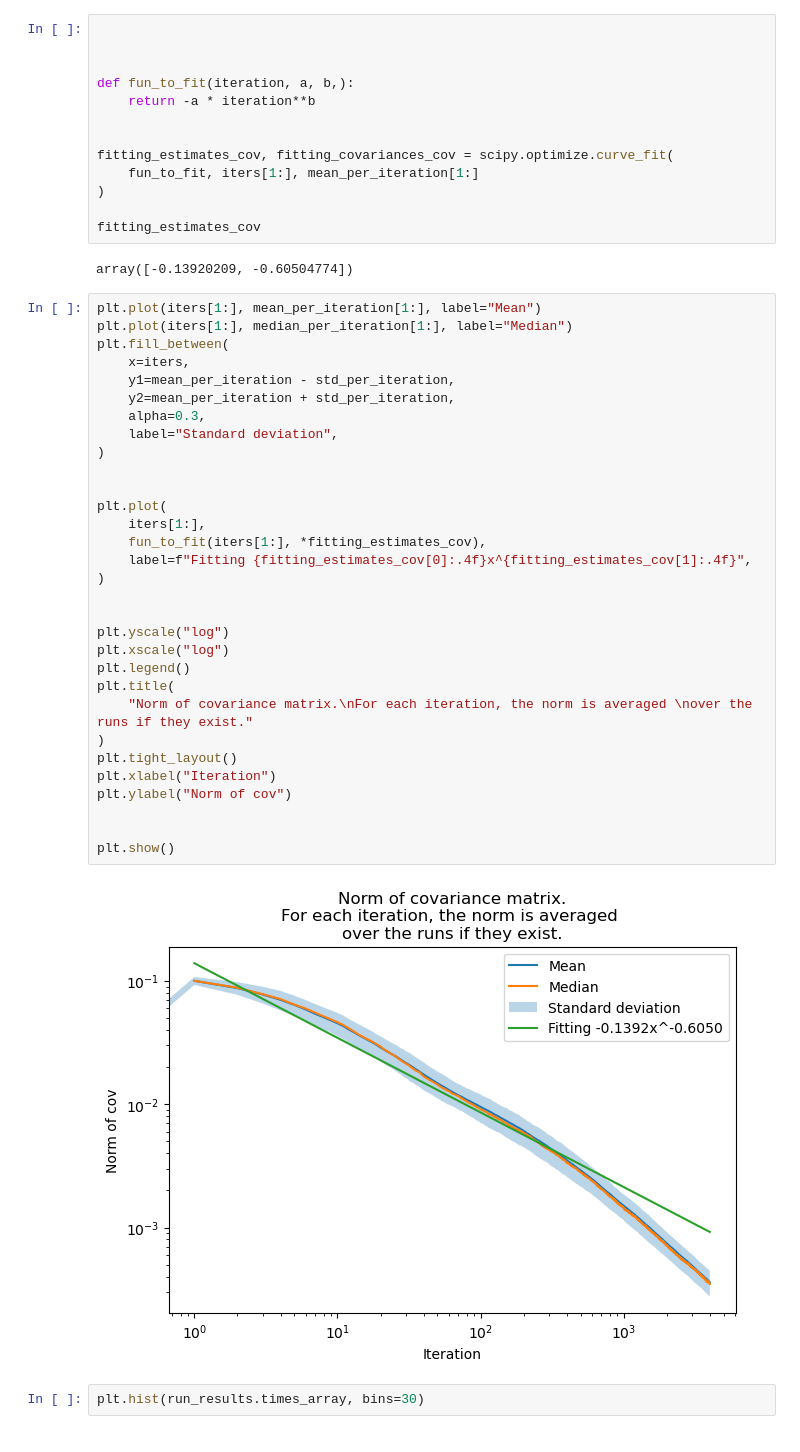
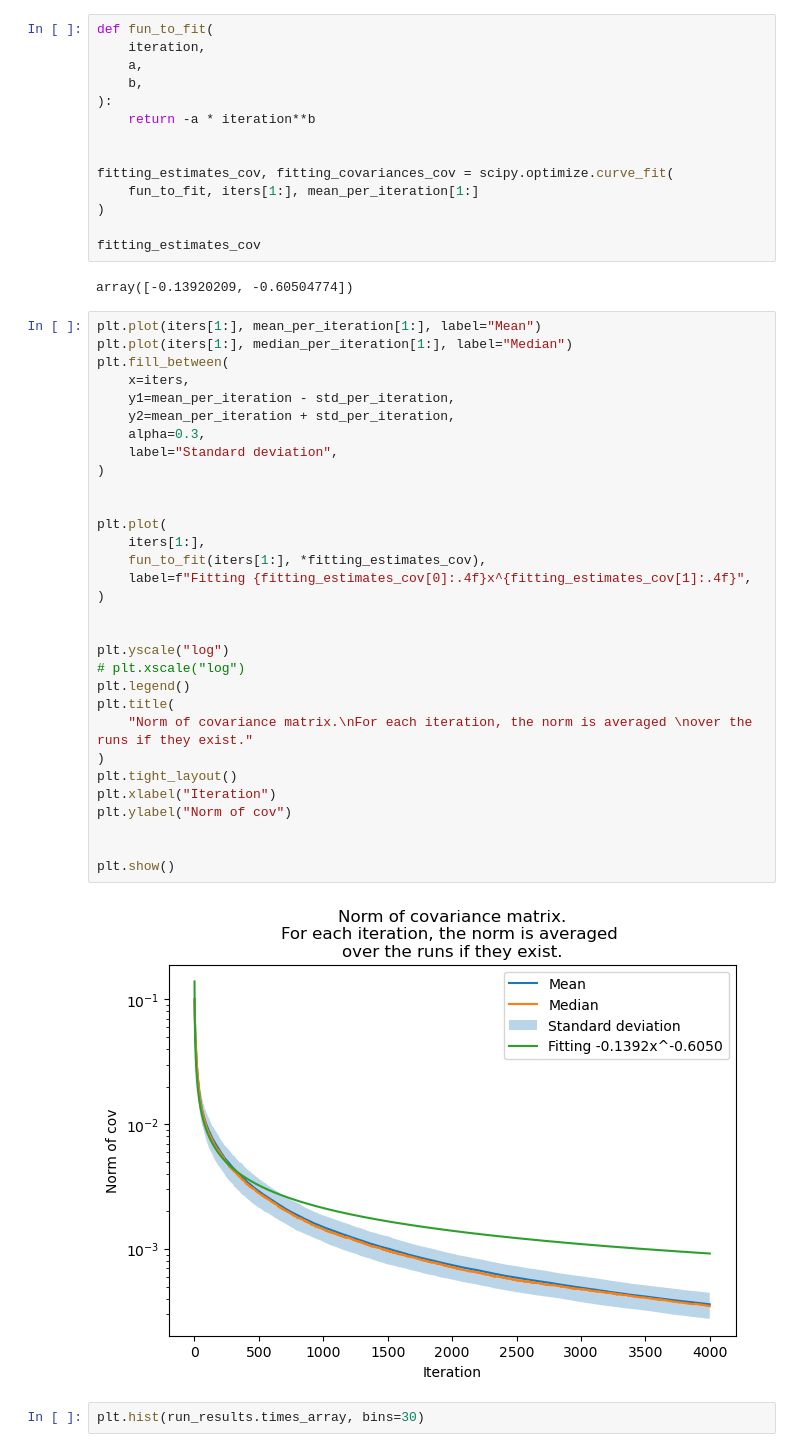
Before and after one commit to Rumoa/qll_qdots, a Jupyter notebook: data_analysis/data_analysis_time_optimization_stored_times.ipynb, the cells around one changed output. Cells and saved outputs as stored; diff of their text form.

```diff
--- a/data_analysis/data_analysis_time_optimization_stored_times.ipynb
+++ b/data_analysis/data_analysis_time_optimization_stored_times.ipynb
@@ -235,10 +235,11 @@ mean_per_iteration = np.nanmean(re, axis=0)
 median_per_iteration = np.nanmedian(re, axis=0)
 std_per_iteration = np.nanstd(re, axis=0)
 # %%
-
-
-
-def fun_to_fit(iteration, a, b,):
+def fun_to_fit(
+    iteration,
+    a,
+    b,
+):
     return -a * iteration**b
 
 
@@ -253,35 +254,35 @@ array([-0.13920209, -0.60504774])
 plt.plot(iters[1:], mean_per_iteration[1:], label="Mean")
 plt.plot(iters[1:], median_per_iteration[1:], label="Median")
 plt.fill_between(
     x=iters,
     y1=mean_per_iteration - std_per_iteration,
     y2=mean_per_iteration + std_per_iteration,
     alpha=0.3,
     label="Standard deviation",
 )
 
 
 plt.plot(
     iters[1:],
     fun_to_fit(iters[1:], *fitting_estimates_cov),
     label=f"Fitting {fitting_estimates_cov[0]:.4f}x^{fitting_estimates_cov[1]:.4f}",
 )
 
 
 plt.yscale("log")
-plt.xscale("log")
+# plt.xscale("log")
 plt.legend()
 plt.title(
     "Norm of covariance matrix.\nFor each iteration, the norm is averaged \nover the runs if they exist."
 )
 plt.tight_layout()
 plt.xlabel("Iteration")
 plt.ylabel("Norm of cov")
 
 
 plt.show()
 # %% [output]
-[figure, old version]
+[figure, new version]
 # %%
 plt.hist(run_results.times_array, bins=30)
 # %% [output]
```
Also changed, not shown: 4 other files.
